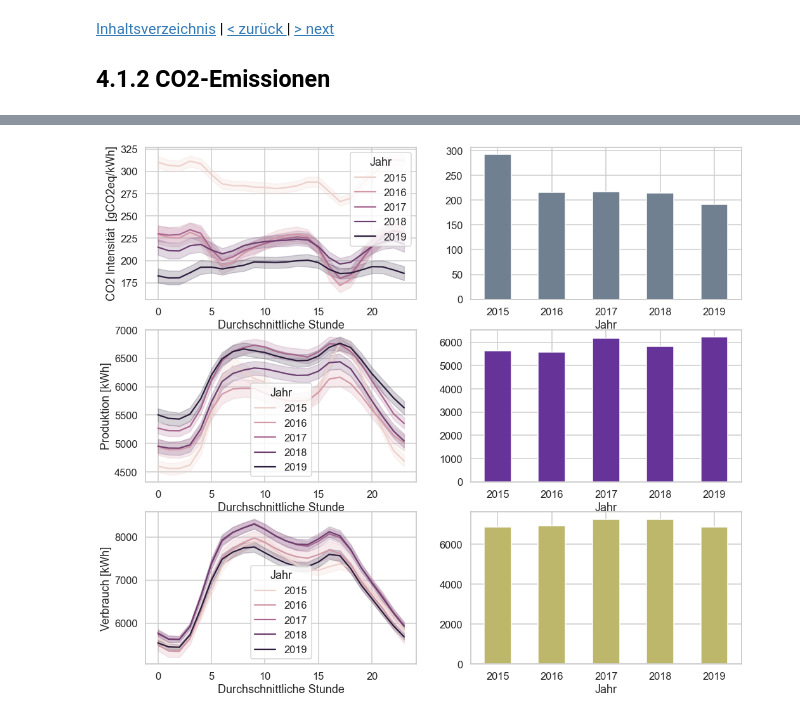
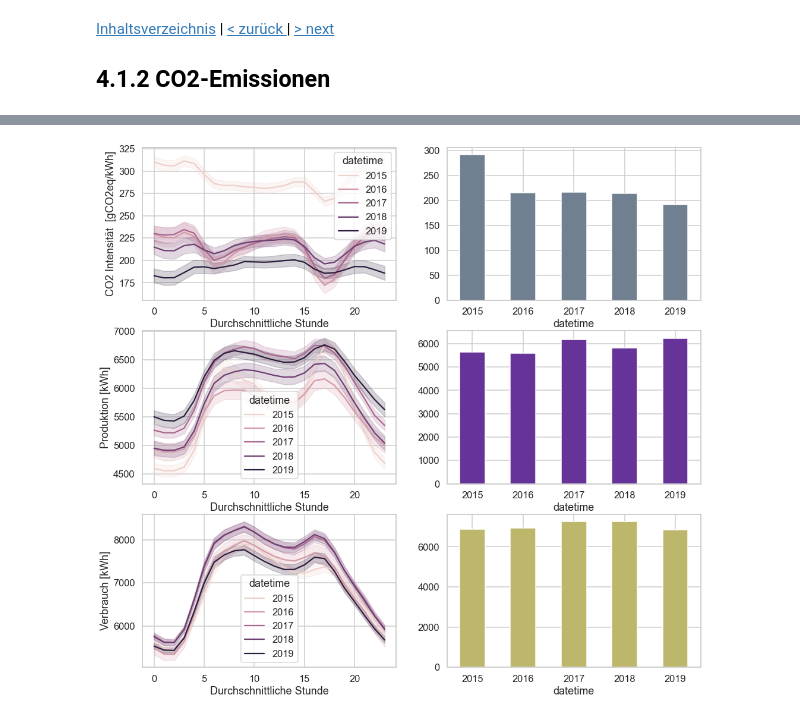
Before and after one commit to simonschaluppe/FLUCCOplus, a Jupyter notebook: notebooks/4.1.2_CO2_Emissionen.ipynb, the cells around one changed output, grey strips where cells are left out. Saved outputs shown, nothing was run; the diff lists cells and outputs as text; code cells hidden in the pictures.

```diff
--- a/notebooks/4.1.2_CO2_Emissionen.ipynb
+++ b/notebooks/4.1.2_CO2_Emissionen.ipynb
@@ -34,0 +18,2 @@ data = data[time + numerical]
+# %%
+data = elmap.preprocess()
@@ -35,10 +28,20 @@ data = data[time + numerical]
 # %%
+
+
+numerical = ["carbon_intensity_avg",
+          "total_production_avg",
+          "total_consumption_avg"]
+titles = ["CO2 Intensität  [gCO2eq/kWh]", "Produktion [kWh]", "Verbrauch [kWh]"]
+colors = ["slategrey", "rebeccapurple", "darkkhaki"]
+data = data[numerical]
+
+
 sns.set(style="whitegrid", palette=sns.cubehelix_palette(8), context="talk")
 
 fig, ax = plt.subplots(3,2, figsize=(15,15))
 for col, var in enumerate(numerical):
-    sns.lineplot(x="Stunde", y=var, data=data, hue="Jahr", ax=ax[col][0]);
-    data.groupby("Jahr")[var].mean().plot(kind="bar", rot=0, color=colors[col], ax=ax[col][1])
+    sns.lineplot(x=data.index.hour, y=var, data=data, hue=data.index.year, ax=ax[col][0]);
+    data.groupby(data.index.year)[var].mean().plot(kind="bar", rot=0, color=colors[col], ax=ax[col][1])
     ax[col][0].set(xlabel="Durchschnittliche Stunde",ylabel=titles[col])
 # %% [output]
-[figure, old version]
+[figure, new version]
```
Also changed, not shown: parts of 8 cells of this notebook, 6 other files.
